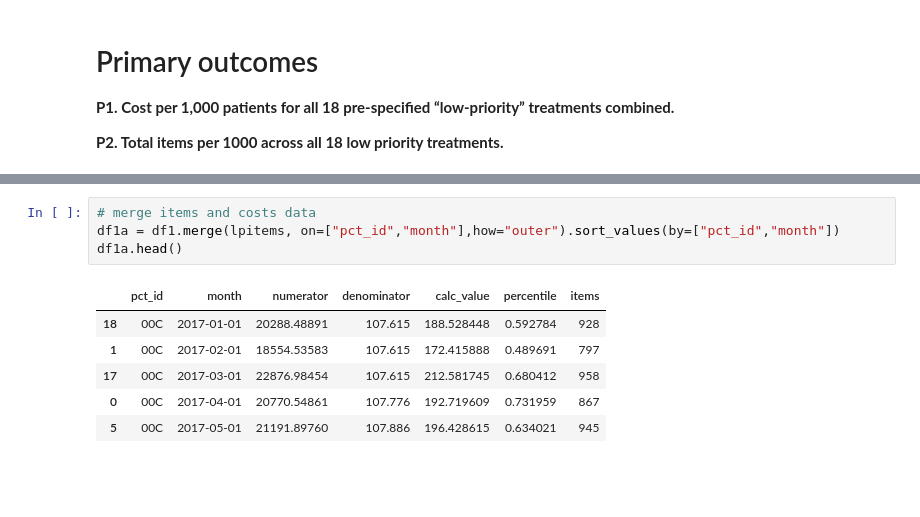
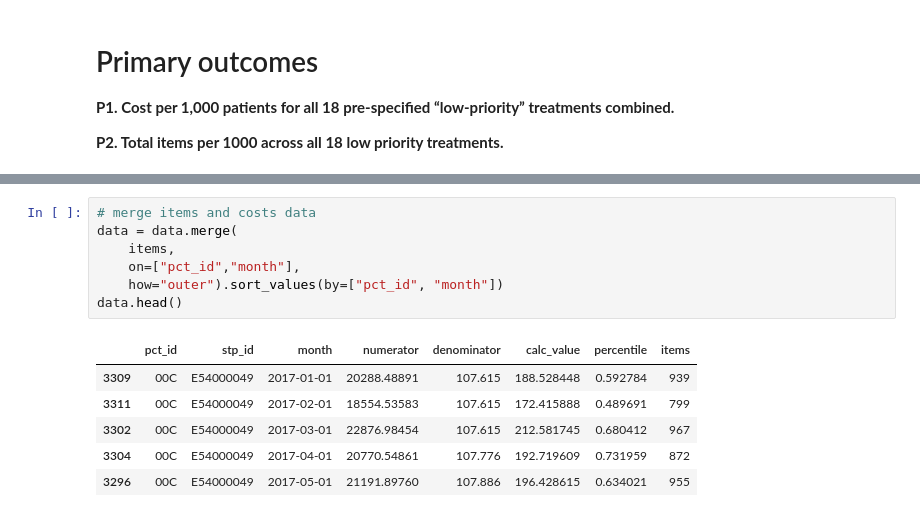
Before and after one commit to ebmdatalab/low-priority-CCG-visit-RCT, a Jupyter notebook: outcomes/Primary outcome measures for LPP RCT.ipynb, the cells around one changed output, grey strips where cells are left out. Saved outputs shown, nothing was run; the diff lists cells and outputs as text; blank space fills up the shorter version.

Commit message:
Refactor primary outcomes calculation
Includes directly computing total items from prescribing data, rather
than via alex's intermediate table

```diff
--- a/outcomes/Primary outcome measures for LPP RCT.ipynb
+++ b/outcomes/Primary outcome measures for LPP RCT.ipynb
@@ -45,11 +66,14 @@ df1.head() # this gives the first few rows of data
 # %%
 # merge items and costs data
-df1a = df1.merge(lpitems, on=["pct_id","month"],how="outer").sort_values(by=["pct_id","month"])
-df1a.head()
+data = data.merge(
+    items,
+    on=["pct_id","month"],
+    how="outer").sort_values(by=["pct_id", "month"])
+data.head()
 # %% [output]
-|  | pct_id | month | numerator | denominator | calc_value | percentile | items |
-| 18 | 00C | 2017-01-01 | 20288.48891 | 107.615 | 188.528448 | 0.592784 | 928 |
-| 1 | 00C | 2017-02-01 | 18554.53583 | 107.615 | 172.415888 | 0.489691 | 797 |
-| 17 | 00C | 2017-03-01 | 22876.98454 | 107.615 | 212.581745 | 0.680412 | 958 |
-| 0 | 00C | 2017-04-01 | 20770.54861 | 107.776 | 192.719609 | 0.731959 | 867 |
-| 5 | 00C | 2017-05-01 | 21191.89760 | 107.886 | 196.428615 | 0.634021 | 945 |
+|  | pct_id | stp_id | month | numerator | denominator | calc_value | percentile | items |
+| 3309 | 00C | E54000049 | 2017-01-01 | 20288.48891 | 107.615 | 188.528448 | 0.592784 | 939 |
+| 3311 | 00C | E54000049 | 2017-02-01 | 18554.53583 | 107.615 | 172.415888 | 0.489691 | 799 |
+| 3302 | 00C | E54000049 | 2017-03-01 | 22876.98454 | 107.615 | 212.581745 | 0.680412 | 967 |
+| 3304 | 00C | E54000049 | 2017-04-01 | 20770.54861 | 107.776 | 192.719609 | 0.731959 | 872 |
+| 3296 | 00C | E54000049 | 2017-05-01 | 21191.89760 | 107.886 | 196.428615 | 0.634021 | 955 |
```
Also changed, not shown: parts of 15 cells of this notebook, 2 other files.
